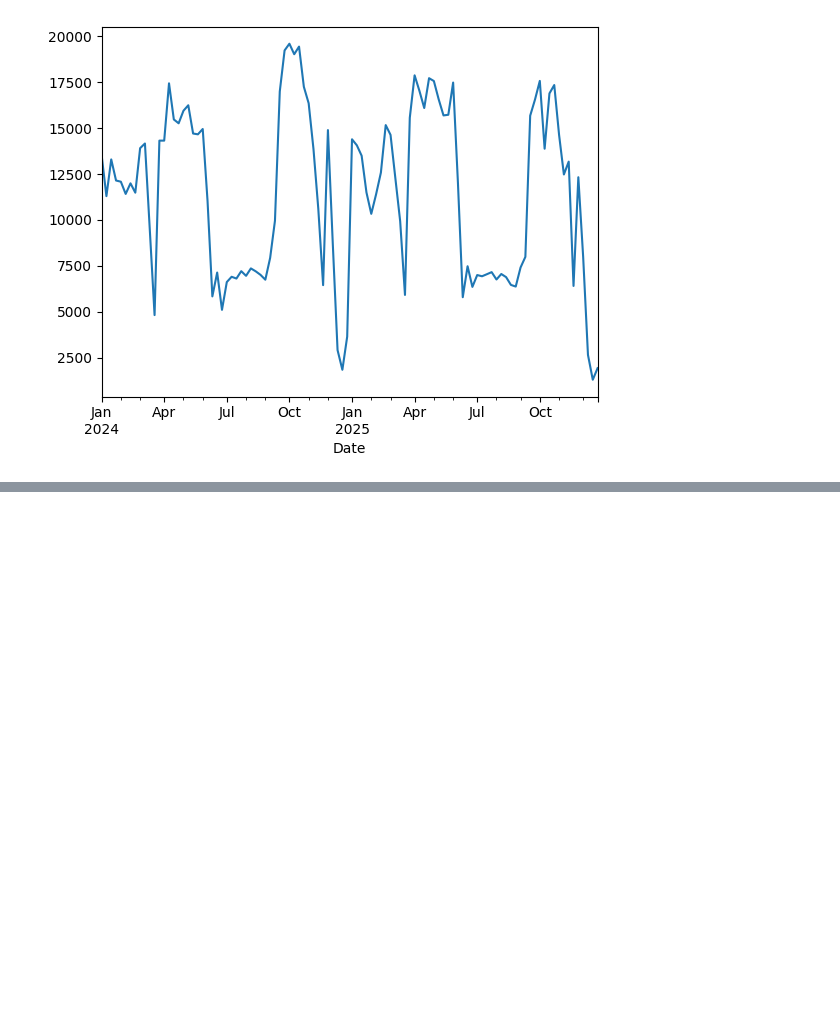
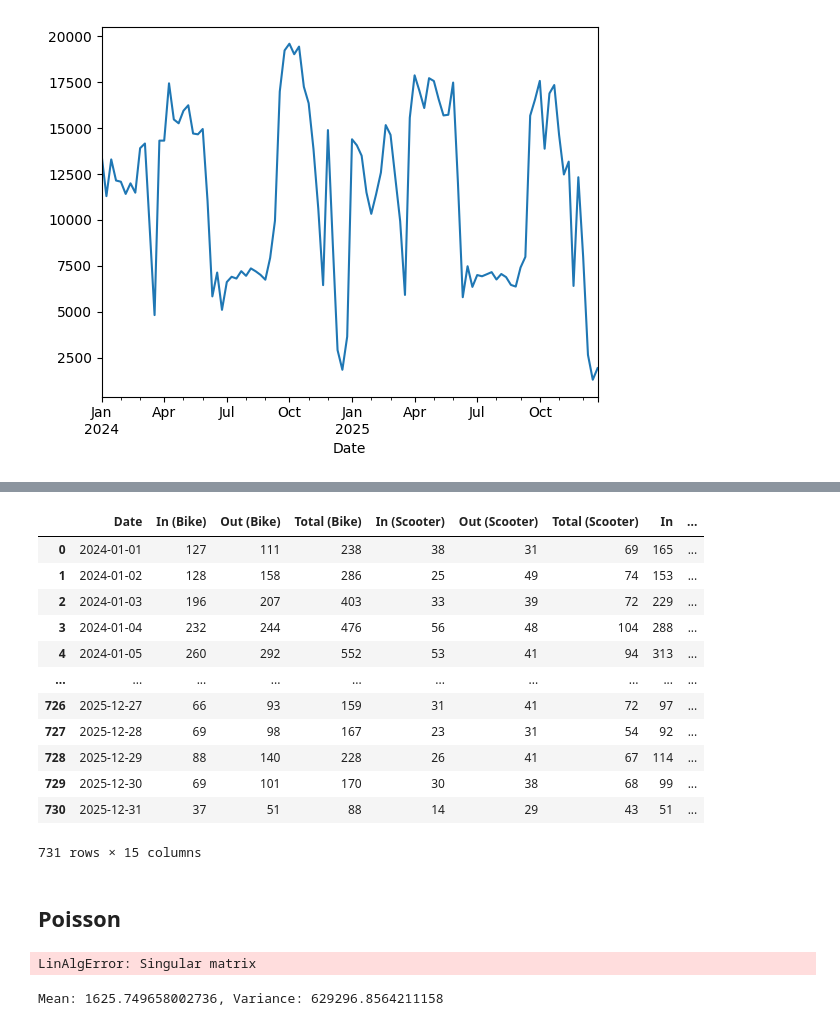
Before and after one commit to darpitydarp/STA-220-Final-Project, a Jupyter notebook: daily_analysis.ipynb, the cells around one changed output, grey strips where cells are left out. Saved outputs shown, nothing was run; the diff lists cells and outputs as text; code cells hidden in the pictures; blank space fills up the shorter version.

Commit message:
Adding poisson and negative binomial models, checking assumptions

```diff
--- a/daily_analysis.ipynb
+++ b/daily_analysis.ipynb
@@ -305,0 +319,18 @@ merged_data_direct_weekly["Total"].plot()
+# %%
+#%pip install statsmodels
+#merged_data_direct.head()
+merged_data_direct
+# %% [output]
+|  | Date | In (Bike) | Out (Bike) | Total (Bike) | In (Scooter) | Out (Scooter) | Total (Scooter) | In | ... |
+| 0 | 2024-01-01 | 127 | 111 | 238 | 38 | 31 | 69 | 165 | ... |
+| 1 | 2024-01-02 | 128 | 158 | 286 | 25 | 49 | 74 | 153 | ... |
+| 2 | 2024-01-03 | 196 | 207 | 403 | 33 | 39 | 72 | 229 | ... |
+| 3 | 2024-01-04 | 232 | 244 | 476 | 56 | 48 | 104 | 288 | ... |
+| 4 | 2024-01-05 | 260 | 292 | 552 | 53 | 41 | 94 | 313 | ... |
+| ... | ... | ... | ... | ... | ... | ... | ... | ... | ... |
+| 726 | 2025-12-27 | 66 | 93 | 159 | 31 | 41 | 72 | 97 | ... |
+| 727 | 2025-12-28 | 69 | 98 | 167 | 23 | 31 | 54 | 92 | ... |
+| 728 | 2025-12-29 | 88 | 140 | 228 | 26 | 41 | 67 | 114 | ... |
+| 729 | 2025-12-30 | 69 | 101 | 170 | 30 | 38 | 68 | 99 | ... |
+| 730 | 2025-12-31 | 37 | 51 | 88 | 14 | 29 | 43 | 51 | ... |
+731 rows × 15 columns
@@ -305,0 +343,19 @@ merged_data_direct_weekly["Total"].plot()
+# %% [markdown]
+## Poisson
+# %%
+merged_data_direct = merged_data_direct.reset_index()
+poisson_model = smf.glm("Total ~ Q('Day of Week') + Q('Max temperature') + Q('Precipitation') + Q('Date')", merged_data_direct, family=sm.families.Poisson())
+results = poisson_model.fit(cov_type='HC0')
+results.summary()
+# %% [output]
+LinAlgError: Singular matrix
+# %%
+#Assumption #1: Independence (use Durbin-Watson)
+durbin_watson(results.resid_deviance, axis=0)
+
+# Assumption #2: Mean=Variance (Equidispersion)
+mean_count = merged_data_direct["Total"].mean()
+variance_count = merged_data_direct["Total"].var()
+print(f"Mean: {mean_count}, Variance: {variance_count}")
+# %% [output]
+Mean: 1625.749658002736, Variance: 629296.8564211158
```
Also changed, not shown: parts of 9 cells of this notebook.
